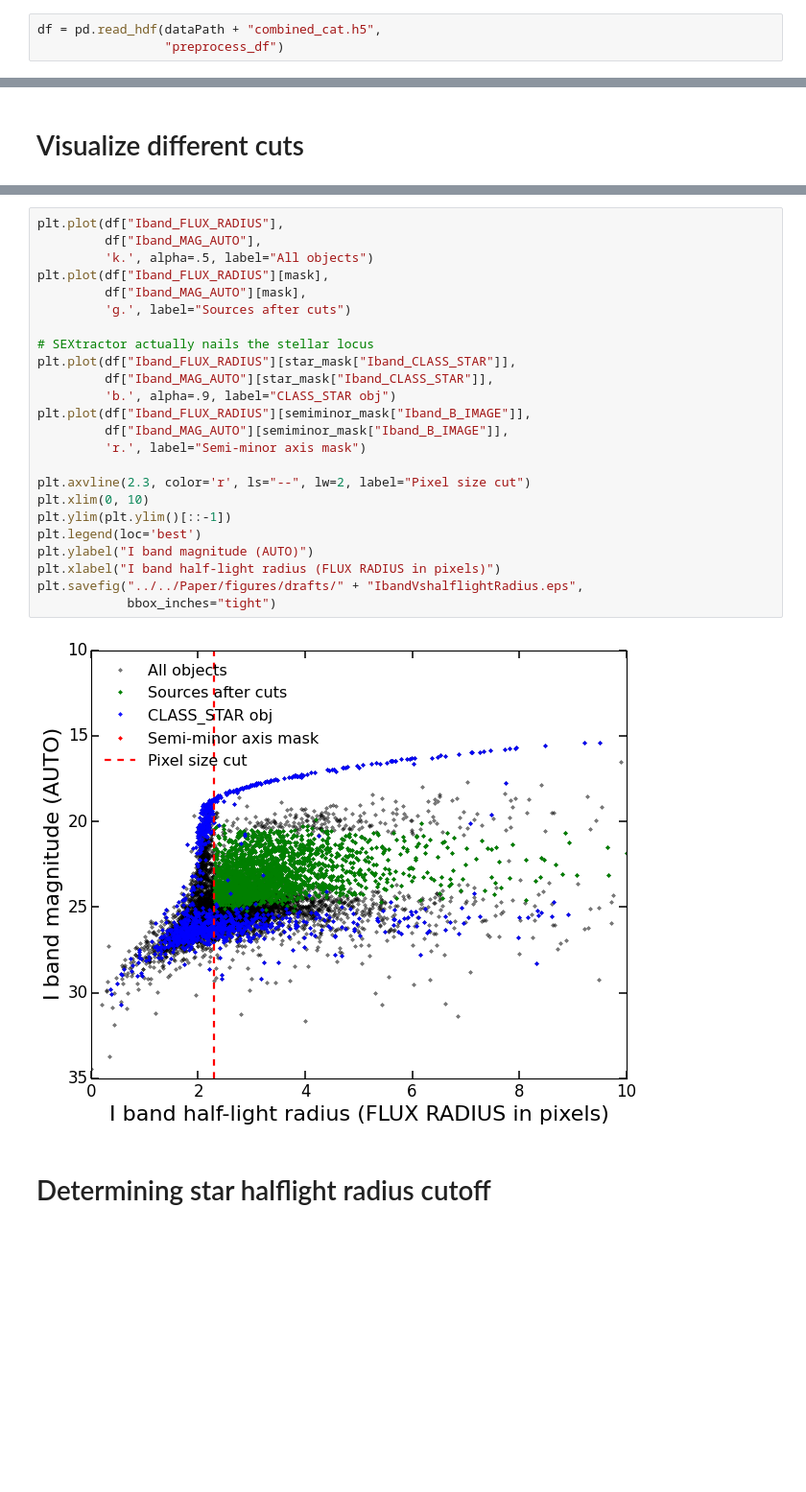
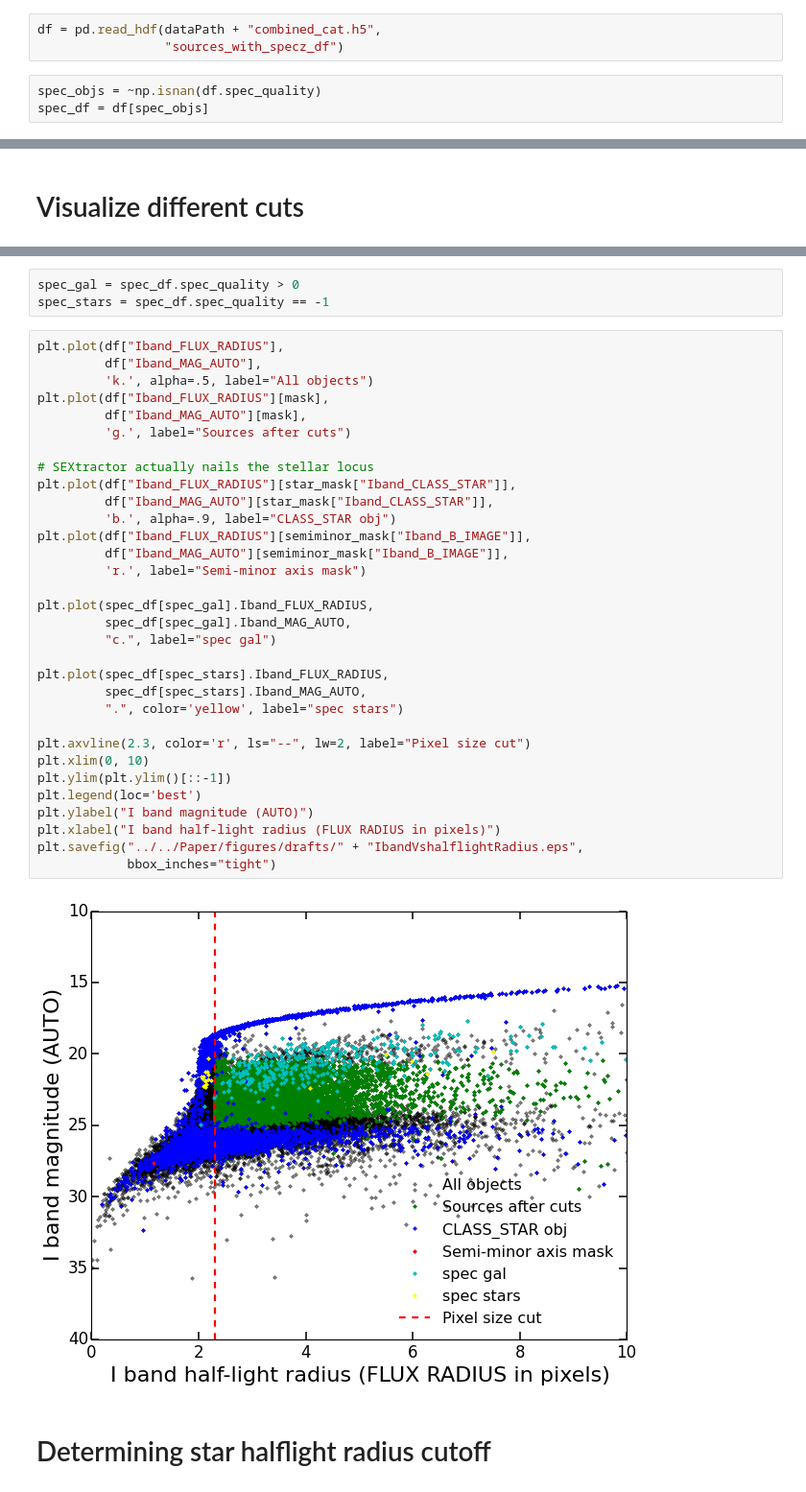
Before and after one commit to karenyyng/MACSJ1752, a Jupyter notebook: Code/data_preprocessing/4_Determine_sources_from_combined_cat.ipynb, the cells around one changed output, grey strips where cells are left out. Shown: that part at 96% size. Saved outputs shown, nothing was run; the diff lists cells and outputs as text; blank space fills up the shorter version.

```diff
--- a/Code/data_preprocessing/4_Determine_sources_from_combined_cat.ipynb
+++ b/Code/data_preprocessing/4_Determine_sources_from_combined_cat.ipynb
@@ -27,7 +27,10 @@ dataPath = path + "Subaru_data/"
 ## load combined cat
 # %%
 df = pd.read_hdf(dataPath + "combined_cat.h5",
-                 "preprocess_df")
+                 "sources_with_specz_df")
+# %%
+spec_objs = ~np.isnan(df.spec_quality)
+spec_df = df[spec_objs]
 # %% [markdown]
 ## Location of bright star?
 # %%
@@ -130,29 +142,40 @@ semiminor_mask = df[semiminor_key] < 0.4
+# %%
+spec_gal = spec_df.spec_quality > 0
+spec_stars = spec_df.spec_quality == -1
 # %%
 plt.plot(df["Iband_FLUX_RADIUS"],
          df["Iband_MAG_AUTO"],
          'k.', alpha=.5, label="All objects")
 plt.plot(df["Iband_FLUX_RADIUS"][mask],
          df["Iband_MAG_AUTO"][mask],
          'g.', label="Sources after cuts")
 
 # SEXtractor actually nails the stellar locus
 plt.plot(df["Iband_FLUX_RADIUS"][star_mask["Iband_CLASS_STAR"]],
          df["Iband_MAG_AUTO"][star_mask["Iband_CLASS_STAR"]],
          'b.', alpha=.9, label="CLASS_STAR obj")
 plt.plot(df["Iband_FLUX_RADIUS"][semiminor_mask["Iband_B_IMAGE"]],
          df["Iband_MAG_AUTO"][semiminor_mask["Iband_B_IMAGE"]],
          'r.', label="Semi-minor axis mask")
 
+plt.plot(spec_df[spec_gal].Iband_FLUX_RADIUS,
+         spec_df[spec_gal].Iband_MAG_AUTO,
+         "c.", label="spec gal")
+
+plt.plot(spec_df[spec_stars].Iband_FLUX_RADIUS,
+         spec_df[spec_stars].Iband_MAG_AUTO,
+         ".", color='yellow', label="spec stars")
+
 plt.axvline(2.3, color='r', ls="--", lw=2, label="Pixel size cut")
 plt.xlim(0, 10)
 plt.ylim(plt.ylim()[::-1])
 plt.legend(loc='best')
 plt.ylabel("I band magnitude (AUTO)")
 plt.xlabel("I band half-light radius (FLUX RADIUS in pixels)")
 plt.savefig("../../Paper/figures/drafts/" + "IbandVshalflightRadius.eps",
             bbox_inches="tight")
 # %% [output]
-[figure, old version]
+[figure, new version]
 # %% [markdown]
 # Determining star halflight radius cutoff
 # %%
```
Also changed, not shown: parts of 10 cells of this notebook, 2 other files.
